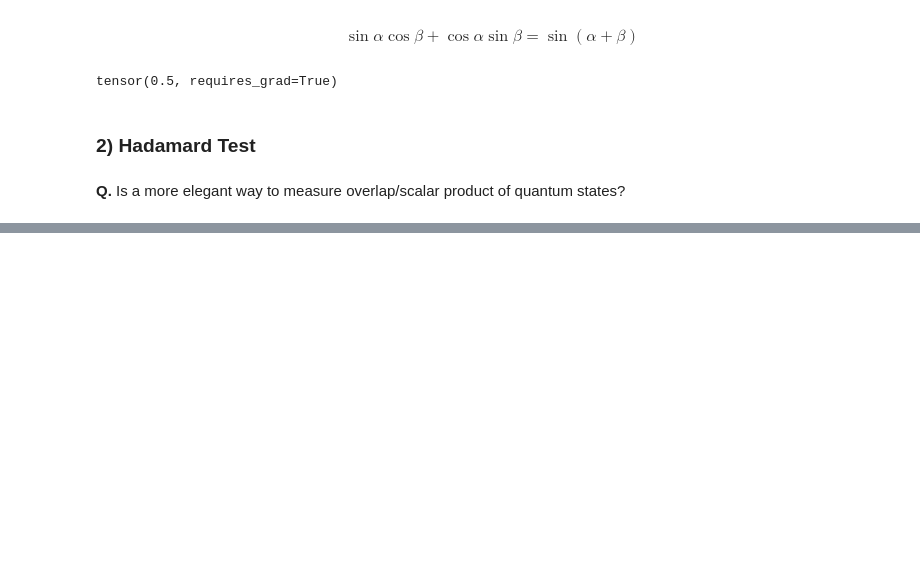
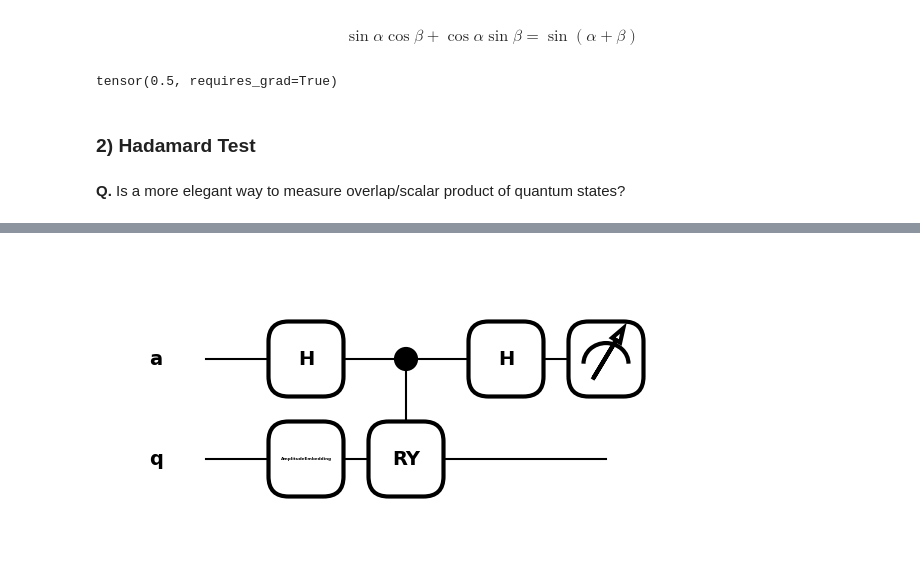
Before and after one commit to Axect/Pennylane_tutorial, a Jupyter notebook: 04_Hamiltonian_and_States.ipynb, the cells around one changed output, grey strips where cells are left out. Drawn from its saved outputs; the diff is of its cells as text; code cells hidden in the pictures; blank space fills up the shorter version.

Commit message:
Hadamard Test Completed

```diff
--- a/04_Hamiltonian_and_States.ipynb
+++ b/04_Hamiltonian_and_States.ipynb
@@ -238,0 +261,17 @@ tensor(0.5, requires_grad=True)
+# %%
+@qml.qnode(dev_HT)
+def hadamard_test_circuit(imaginary: bool, psi: float, phi: float):
+    theta = np.pi / 2 - psi - phi
+    qml.AmplitudeEmbedding(cos_sin_state(psi), wires='q')
+    qml.Hadamard(wires='a')
+    if imaginary:
+        qml.S(wires='a')
+        qml.PauliZ(wires='a')
+    qml.CRY(2 * theta, wires=['a', 'q'])
+    qml.Hadamard(wires='a')
+    return qml.probs(wires='a')
+# %%
+qml.draw_mpl(hadamard_test_circuit)(False, np.pi/6, np.pi/12)
+plt.show()
+# %% [output]
+[figure, added]
```
Also changed, not shown: parts of 7 cells of this notebook.
